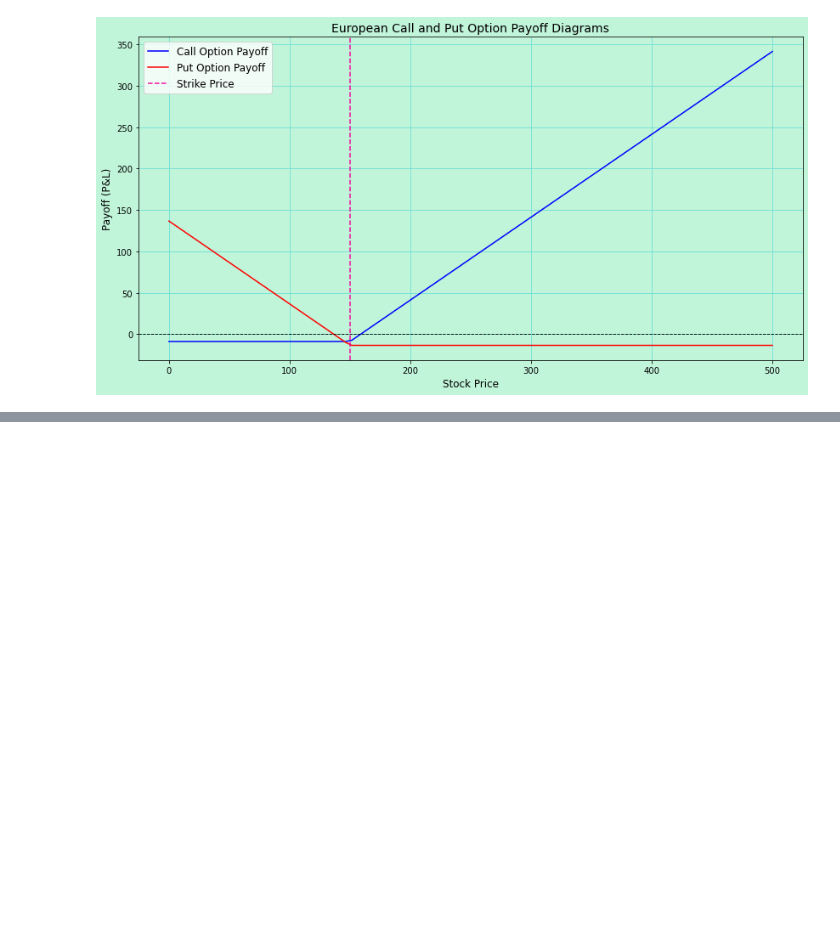
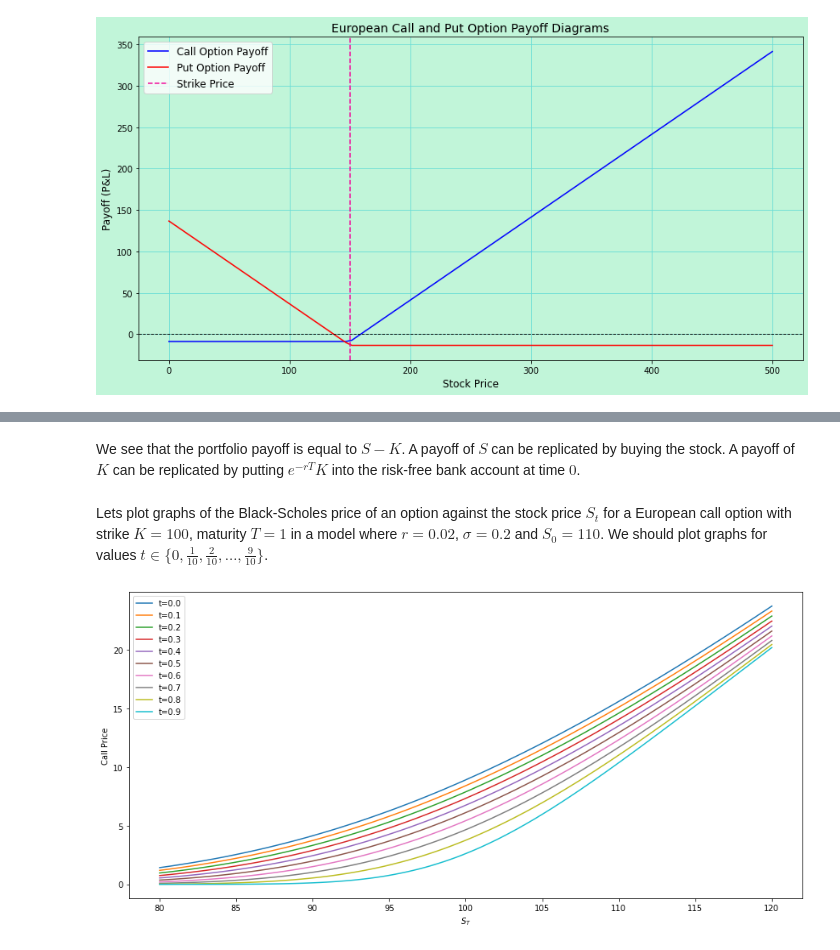
Before and after one commit to palluthapa/Financial-Maths, a Jupyter notebook: blackscholesformula.ipynb, the cells around one changed output, grey strips where cells are left out. Cells and saved outputs as stored; diff of their text form; code cells hidden in the pictures; blank space fills up the shorter version.

```diff
--- a/blackscholesformula.ipynb
+++ b/blackscholesformula.ipynb
@@ -113,0 +197,16 @@ plt.show()
+# %% [markdown]
+We see that the portfolio payoff is equal to $S-K$. A payoff of $S$ can be replicated by buying the stock. A payoff of $K$ can be replicated by putting $e^{-rT}K$ into the risk-free bank account at time $0$.
+# %% [markdown]
+Lets plot graphs of the Black-Scholes price of an option against the stock price $S_t$ for a European call option with strike $K=100$, maturity $T=1$ in a model where $r=0.02$, $\sigma=0.2$ and $S_0=110$. We should plot graphs for values $t \in \{0, \frac{1}{10}, \frac{2}{10}, \ldots, \frac{9}{10} \}$.
+# %%
+St = np.linspace(80,120,100)
+ax = plt.gca()
+for i in range(0,10):
+    t = i/10
+    V = blackscholes(r=0.02, S=St, K=100, T=1, sigma=0.2, t=t, type="call")
+    ax.plot(St,V, label='t={}'.format(t))
+ax.set_xlabel('$S_T$')
+ax.set_ylabel('Call Price')
+ax.legend();
+# %% [output]
+[figure, added]
```
Also changed, not shown: parts of 14 cells of this notebook, 16 other files.
